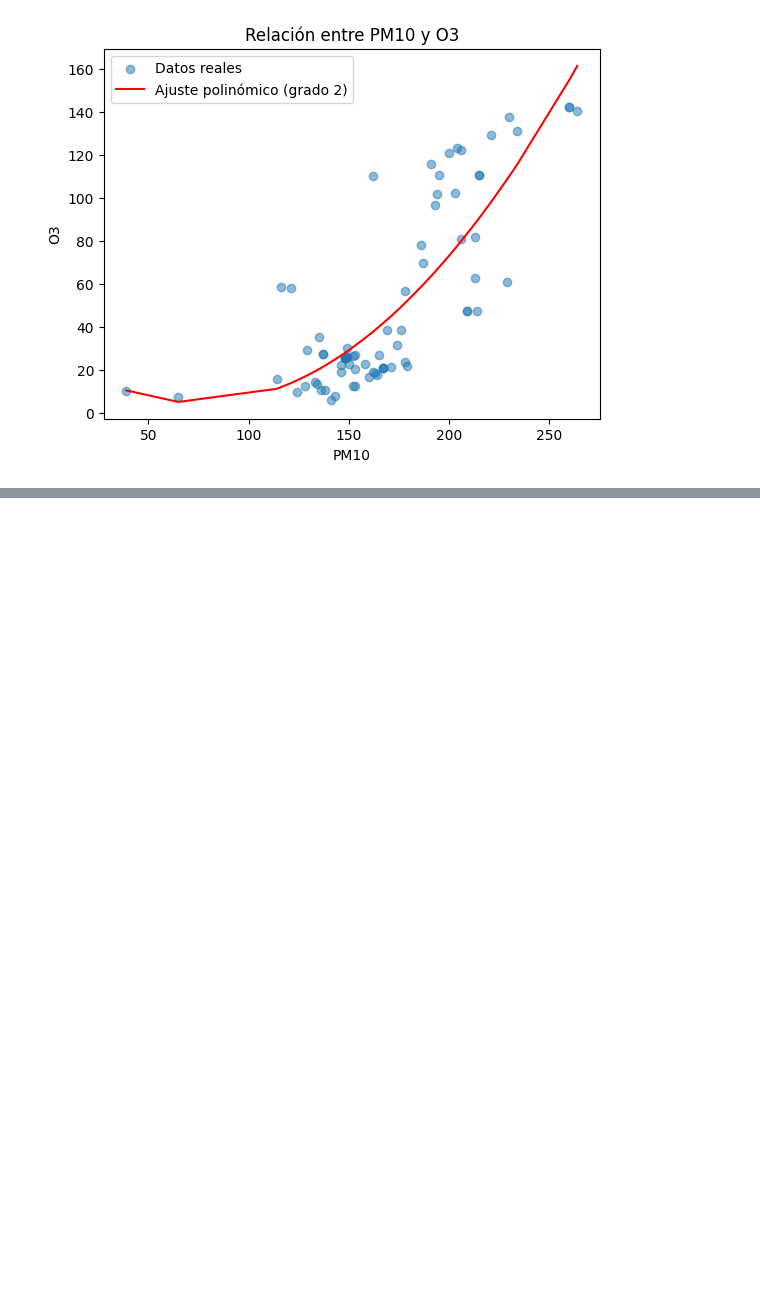
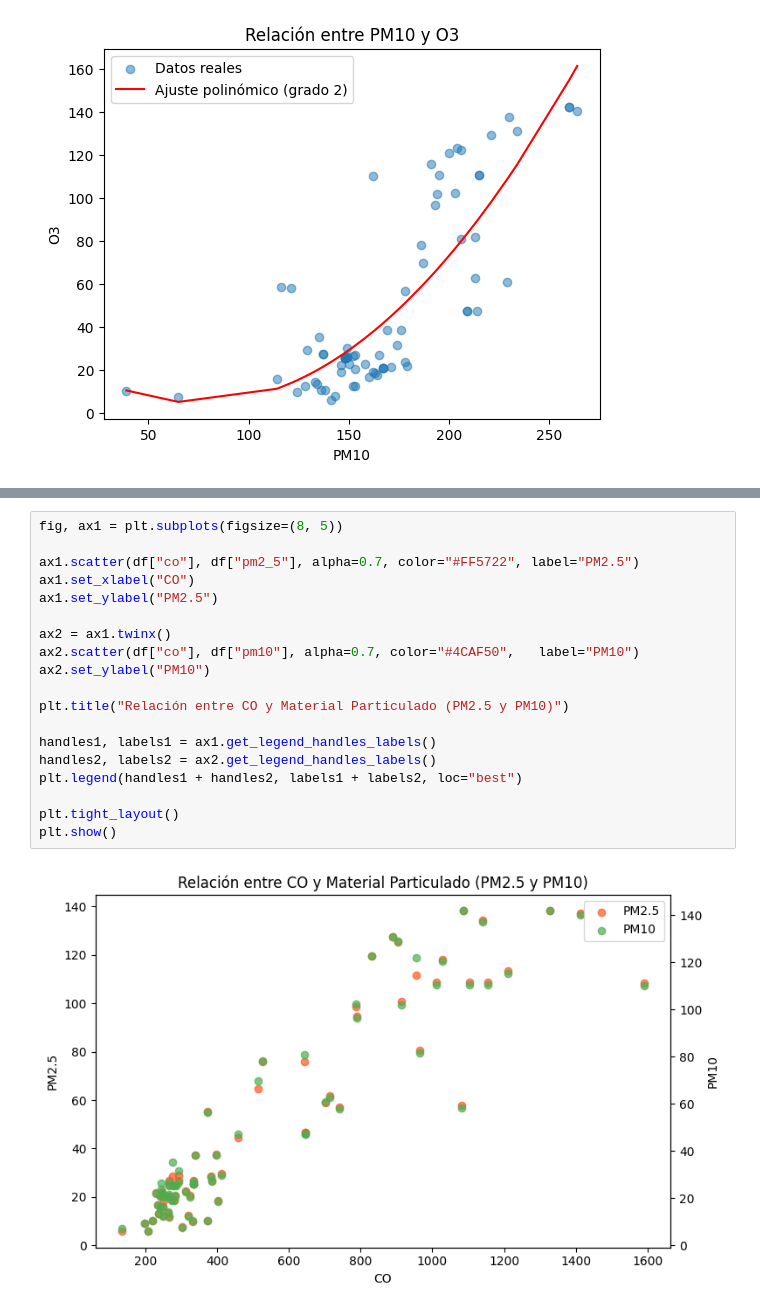
Before and after one commit to SchallerFran/Clima-y-calidad-del-aire-en-las-ciudades-de-la-India, a Jupyter notebook: src/EDA.ipynb, the cells around one changed output, grey strips where cells are left out. Cells and saved outputs as stored; diff of their text form; blank space fills up the shorter version.

Commit message:
Realice la relacien entre material particulado y CO

```diff
--- a/src/EDA.ipynb
+++ b/src/EDA.ipynb
@@ -134,0 +139,21 @@ plt.show()
+# %%
+fig, ax1 = plt.subplots(figsize=(8, 5))
+
+ax1.scatter(df["co"], df["pm2_5"], alpha=0.7, color="#FF5722", label="PM2.5")
+ax1.set_xlabel("CO")
+ax1.set_ylabel("PM2.5")
+
+ax2 = ax1.twinx()
+ax2.scatter(df["co"], df["pm10"], alpha=0.7, color="#4CAF50",   label="PM10")
+ax2.set_ylabel("PM10")
+
+plt.title("Relación entre CO y Material Particulado (PM2.5 y PM10)")
+
+handles1, labels1 = ax1.get_legend_handles_labels()
+handles2, labels2 = ax2.get_legend_handles_labels()
+plt.legend(handles1 + handles2, labels1 + labels2, loc="best")
+
+plt.tight_layout()
+plt.show()
+# %% [output]
+[figure, added]
```
Also changed, not shown: parts of 1 cell of this notebook.
